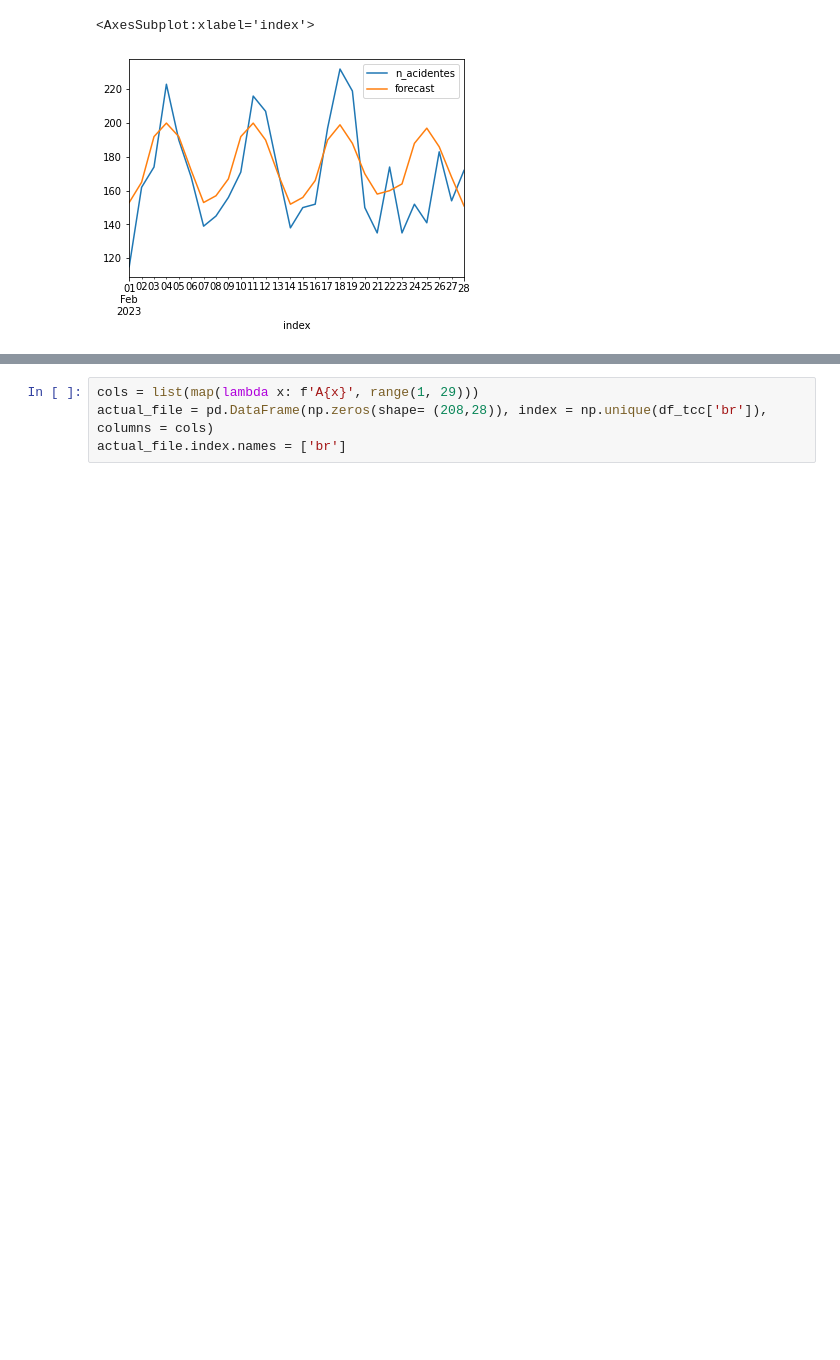
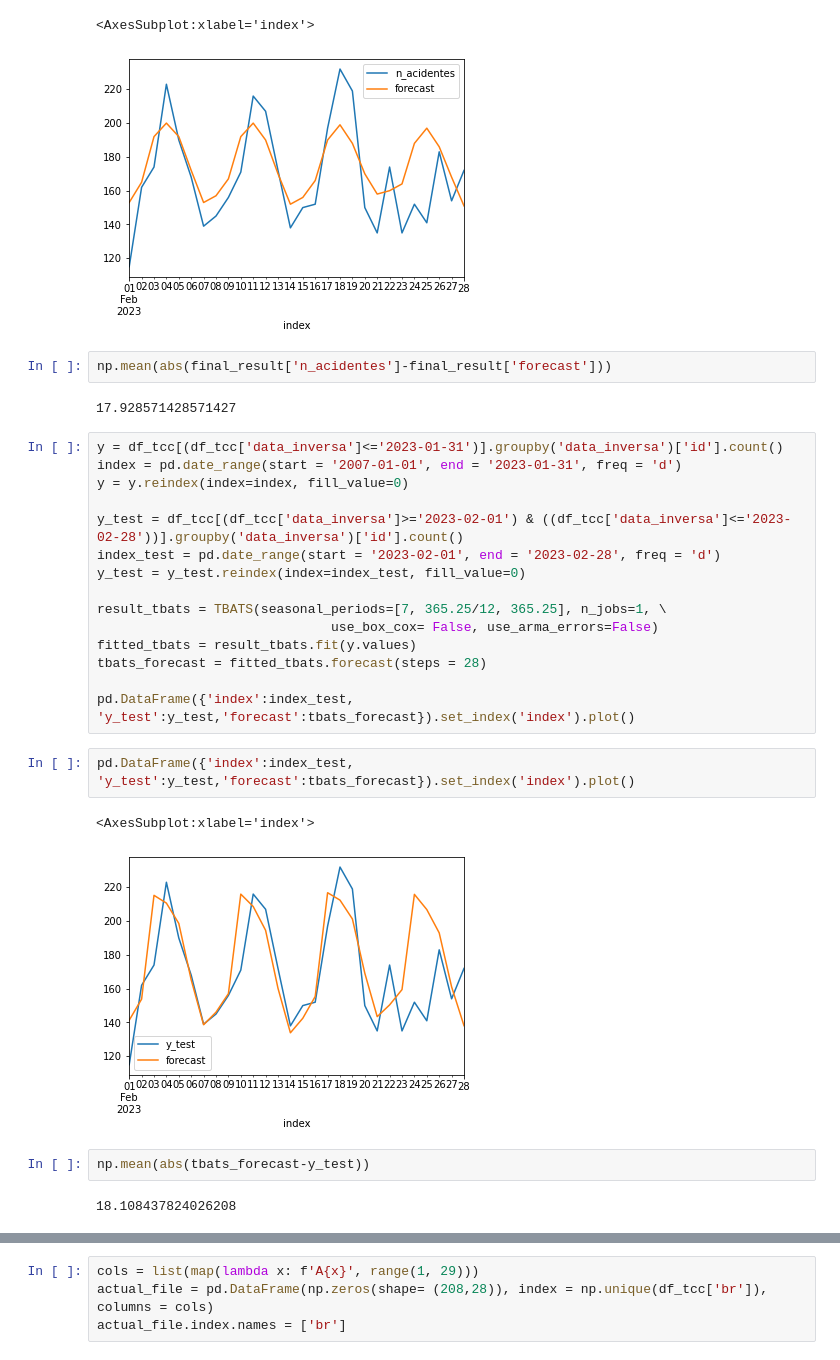
Before and after one commit to Faluhelyi/tcc_est_unb, a Jupyter notebook: scripts/main.ipynb, the cells around one changed output, grey strips where cells are left out. Cells and saved outputs as stored; diff of their text form; blank space fills up the shorter version.

```diff
--- a/scripts/main.ipynb
+++ b/scripts/main.ipynb
@@ -398,3 +415,31 @@ final_result.plot()
 # %% [output]
 <AxesSubplot:xlabel='index'>
 [figure]
+# %%
+np.mean(abs(final_result['n_acidentes']-final_result['forecast']))
+# %% [output]
+17.928571428571427
+# %%
+y = df_tcc[(df_tcc['data_inversa']<='2023-01-31')].groupby('data_inversa')['id'].count()
+index = pd.date_range(start = '2007-01-01', end = '2023-01-31', freq = 'd')
+y = y.reindex(index=index, fill_value=0)
+
+y_test = df_tcc[(df_tcc['data_inversa']>='2023-02-01') & ((df_tcc['data_inversa']<='2023-02-28'))].groupby('data_inversa')['id'].count()
+index_test = pd.date_range(start = '2023-02-01', end = '2023-02-28', freq = 'd')
+y_test = y_test.reindex(index=index_test, fill_value=0)
+
+result_tbats = TBATS(seasonal_periods=[7, 365.25/12, 365.25], n_jobs=1, \
+                              use_box_cox= False, use_arma_errors=False)
+fitted_tbats = result_tbats.fit(y.values)
+tbats_forecast = fitted_tbats.forecast(steps = 28)
+
+pd.DataFrame({'index':index_test, 'y_test':y_test,'forecast':tbats_forecast}).set_index('index').plot()
+# %%
+pd.DataFrame({'index':index_test, 'y_test':y_test,'forecast':tbats_forecast}).set_index('index').plot()
+# %% [output]
+<AxesSubplot:xlabel='index'>
+[figure, added]
+# %%
+np.mean(abs(tbats_forecast-y_test))
+# %% [output]
+18.108437824026208
```
Also changed, not shown: parts of 2 cells of this notebook.
